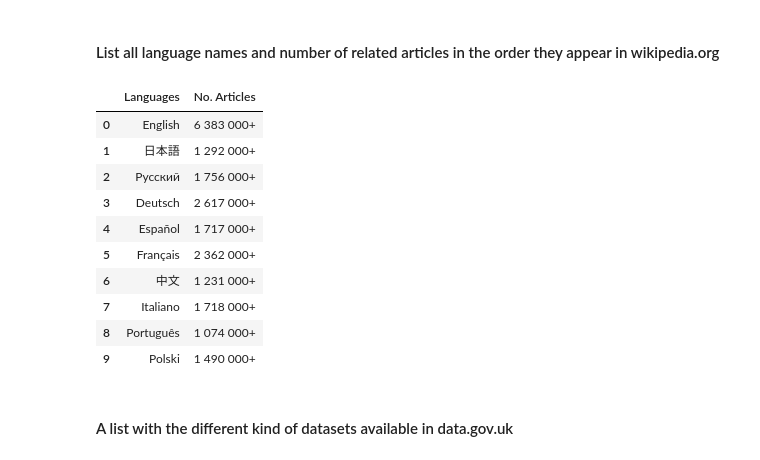
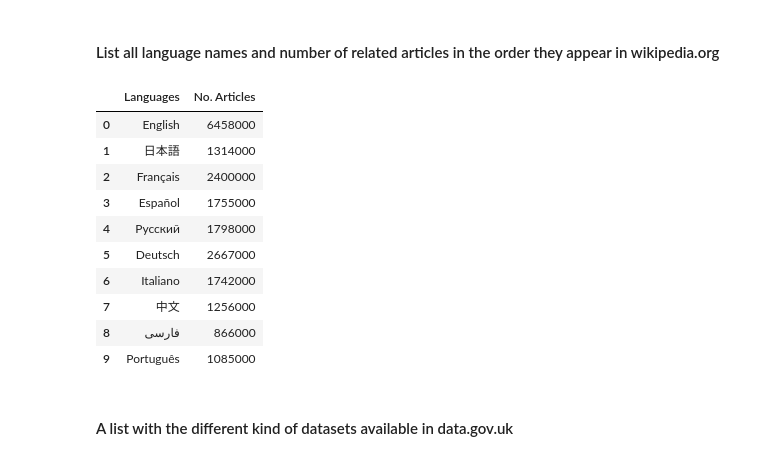
Before and after one commit to NayelySaldivar/labs_modelo_ironhack_data, a Jupyter notebook: lab-web-scrapping/your-code/main.ipynb, the cells around one changed output. Saved outputs shown, nothing was run; the diff lists cells and outputs as text; code cells hidden in the pictures.

```diff
--- a/lab-web-scrapping/your-code/main.ipynb
+++ b/lab-web-scrapping/your-code/main.ipynb
@@ -359,22 +372,23 @@ html=requests.get(url).content
 soup = BeautifulSoup(html, 'html')
 # %%
-lenguages=[i.text for i in soup.find_all('strong',class_=False)]
-souparticles=[i.text.replace(u'\xa0', ' ') for i in soup.find_all('bdi')]
-articles=souparticles[0:10]
-df=pd.DataFrame(list(zip(lenguages,articles)),columns=['Languages','No. Articles'])
+lenguages = [i.text for i in soup.find_all('strong',class_ = False)]
+souparticles = [i.text.replace(u'\xa0', '').replace('+','') for i in soup.find_all('bdi')]
+articles = souparticles[0:11]
+articles.pop(-3)
+df = pd.DataFrame(list(zip(lenguages, articles)), columns = ['Languages','No. Articles'])
 df
 # %% [output]
 |  | Languages | No. Articles |
-| 0 | English | 6 383 000+ |
-| 1 | 日本語 | 1 292 000+ |
-| 2 | Русский | 1 756 000+ |
-| 3 | Deutsch | 2 617 000+ |
-| 4 | Español | 1 717 000+ |
-| 5 | Français | 2 362 000+ |
-| 6 | 中文 | 1 231 000+ |
-| 7 | Italiano | 1 718 000+ |
-| 8 | Português | 1 074 000+ |
-| 9 | Polski | 1 490 000+ |
+| 0 | English | 6458000 |
+| 1 | 日本語 | 1314000 |
+| 2 | Français | 2400000 |
+| 3 | Español | 1755000 |
+| 4 | Русский | 1798000 |
+| 5 | Deutsch | 2667000 |
+| 6 | Italiano | 1742000 |
+| 7 | 中文 | 1256000 |
+| 8 | فارسی | 866000 |
+| 9 | Português | 1085000 |
 # %% [markdown]
 #### A list with the different kind of datasets available in data.gov.uk
 # %%
```
Also changed, not shown: parts of 24 cells of this notebook.
